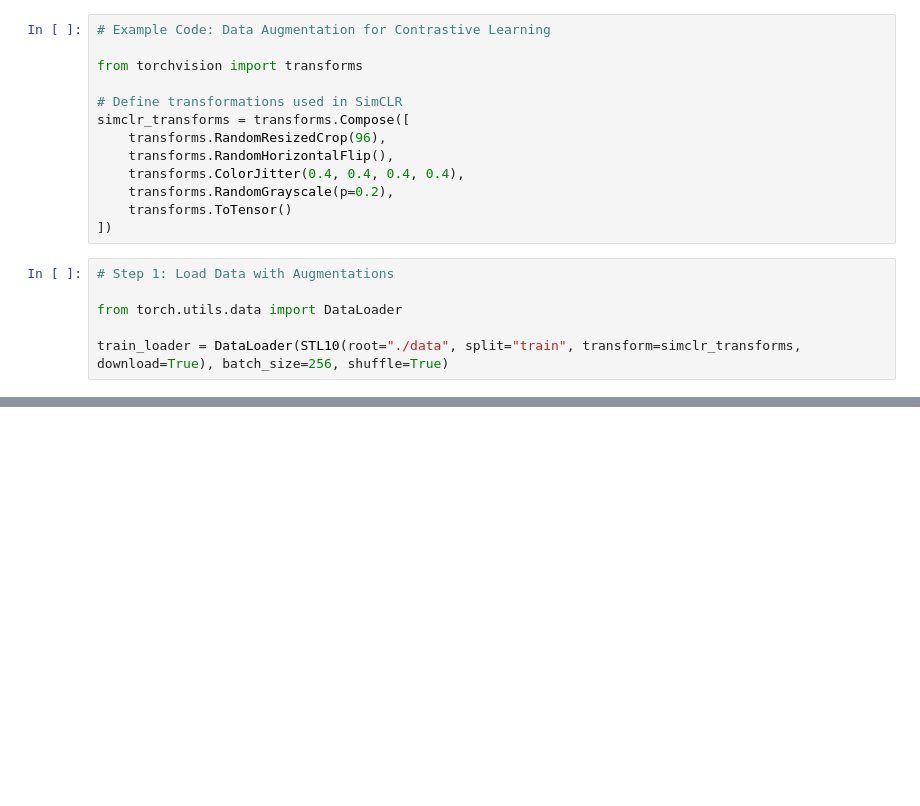
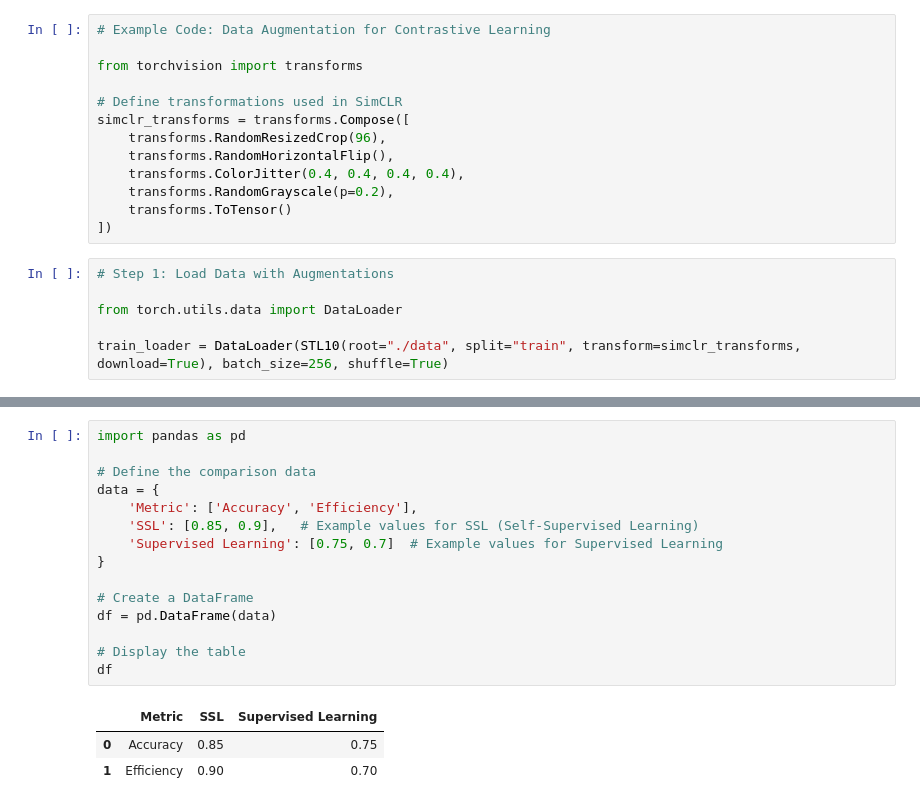
Before and after one commit to hg24abd/24023883_individual_assignment_machine_learning_tutorial, a Jupyter notebook: 24023883_mlnn_assignment_tutorial.ipynb, the cells around one changed output, grey strips where cells are left out. Cells and saved outputs as stored; diff of their text form; blank space fills up the shorter version.

```diff
--- a/24023883_mlnn_assignment_tutorial.ipynb
+++ b/24023883_mlnn_assignment_tutorial.ipynb
@@ -98,0 +130,19 @@ simclr_transforms = transforms.Compose([
+# %%
+import pandas as pd
+
+# Define the comparison data
+data = {
+    'Metric': ['Accuracy', 'Efficiency'],
+    'SSL': [0.85, 0.9],   # Example values for SSL (Self-Supervised Learning)
+    'Supervised Learning': [0.75, 0.7]  # Example values for Supervised Learning
+}
+
+# Create a DataFrame
+df = pd.DataFrame(data)
+
+# Display the table
+df
+# %% [output]
+|  | Metric | SSL | Supervised Learning |
+| 0 | Accuracy | 0.85 | 0.75 |
+| 1 | Efficiency | 0.90 | 0.70 |
```
Also changed, not shown: parts of 8 cells of this notebook, 1 other file.
